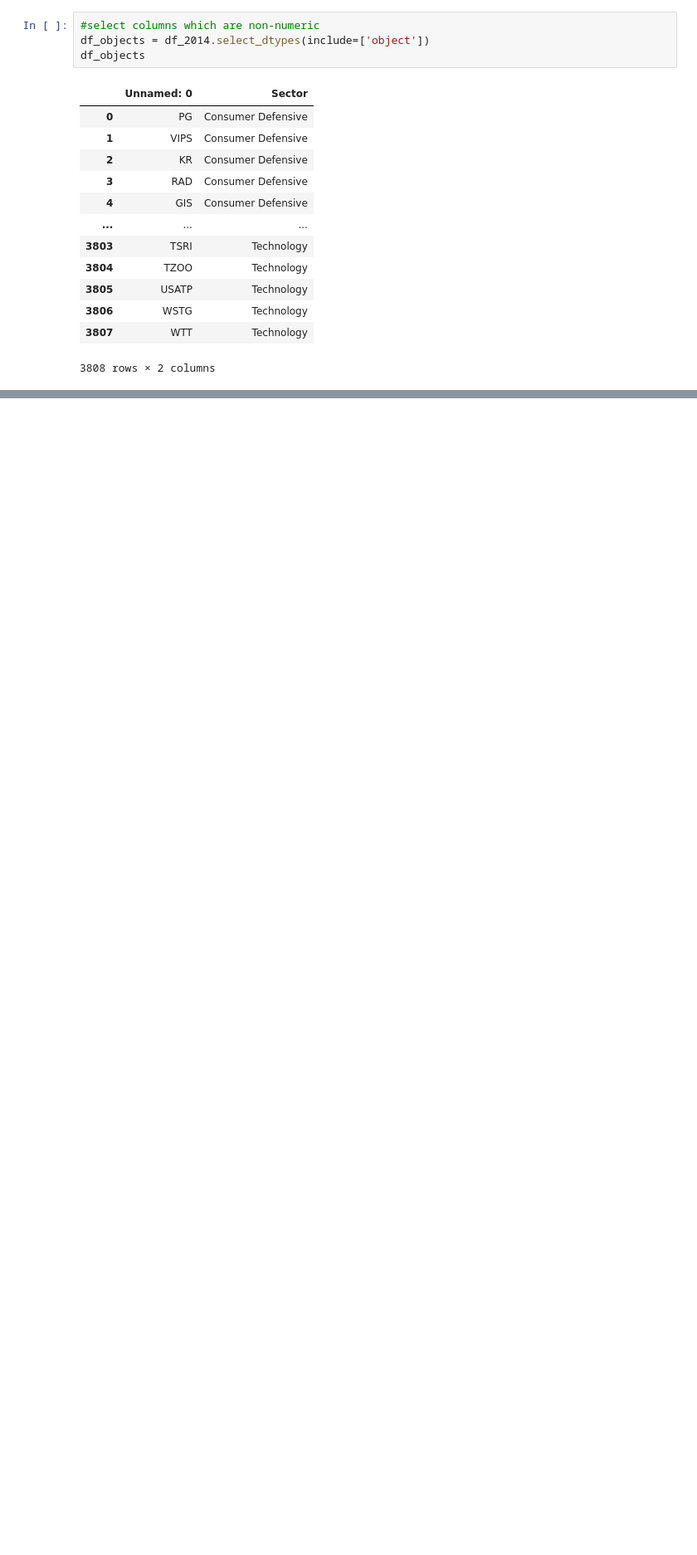
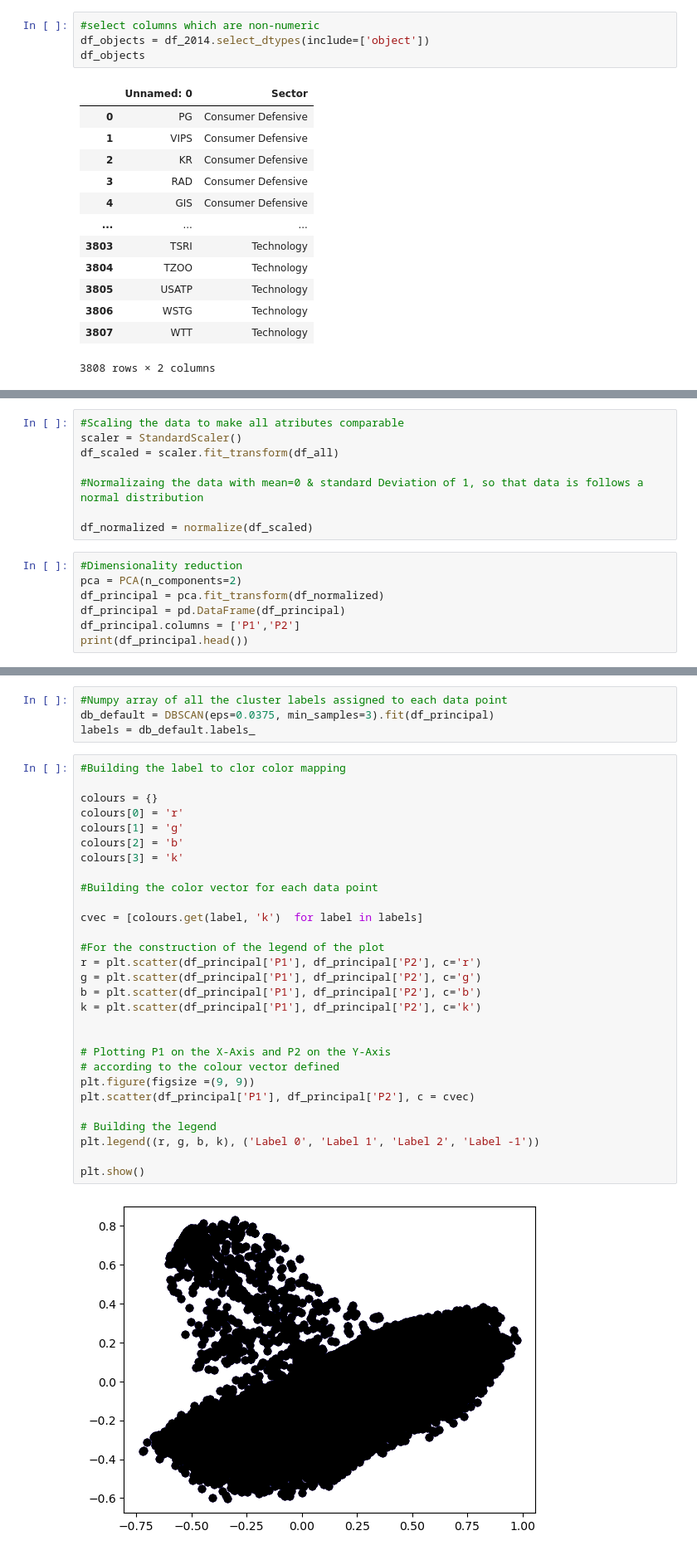
Before and after one commit to amaboh/Machine_learning_in_finance, a Jupyter notebook: DBSCAN_fundamental_analyses/Main.ipynb, the cells around one changed output, grey strips where cells are left out. Shown at 83% size. Saved outputs shown, nothing was run; the diff lists cells and outputs as text; blank space fills up the shorter version.

```diff
--- a/DBSCAN_fundamental_analyses/Main.ipynb
+++ b/DBSCAN_fundamental_analyses/Main.ipynb
@@ -94,0 +142,15 @@ df_objects
+# %%
+#Scaling the data to make all atributes comparable
+scaler = StandardScaler()
+df_scaled = scaler.fit_transform(df_all)
+
+#Normalizaing the data with mean=0 & standard Deviation of 1, so that data is follows a normal distribution
+
+df_normalized = normalize(df_scaled)
+# %%
+#Dimensionality reduction
+pca = PCA(n_components=2)
+df_principal = pca.fit_transform(df_normalized)
+df_principal = pd.DataFrame(df_principal)
+df_principal.columns = ['P1','P2']
+print(df_principal.head())
@@ -94,0 +164,35 @@ df_objects
+# %%
+#Numpy array of all the cluster labels assigned to each data point
+db_default = DBSCAN(eps=0.0375, min_samples=3).fit(df_principal)
+labels = db_default.labels_
+# %%
+#Building the label to clor color mapping
+
+colours = {}
+colours[0] = 'r'
+colours[1] = 'g'
+colours[2] = 'b'
+colours[3] = 'k'
+
+#Building the color vector for each data point
+
+cvec = [colours.get(label, 'k')  for label in labels]
+
+#For the construction of the legend of the plot
+r = plt.scatter(df_principal['P1'], df_principal['P2'], c='r')
+g = plt.scatter(df_principal['P1'], df_principal['P2'], c='g')
+b = plt.scatter(df_principal['P1'], df_principal['P2'], c='b')
+k = plt.scatter(df_principal['P1'], df_principal['P2'], c='k')
+
+
+# Plotting P1 on the X-Axis and P2 on the Y-Axis
+# according to the colour vector defined
+plt.figure(figsize =(9, 9))
+plt.scatter(df_principal['P1'], df_principal['P2'], c = cvec)
+
+# Building the legend
+plt.legend((r, g, b, k), ('Label 0', 'Label 1', 'Label 2', 'Label -1'))
+
+plt.show()
+# %% [output]
+[figure, added]
```
Also changed, not shown: parts of 7 cells of this notebook.
